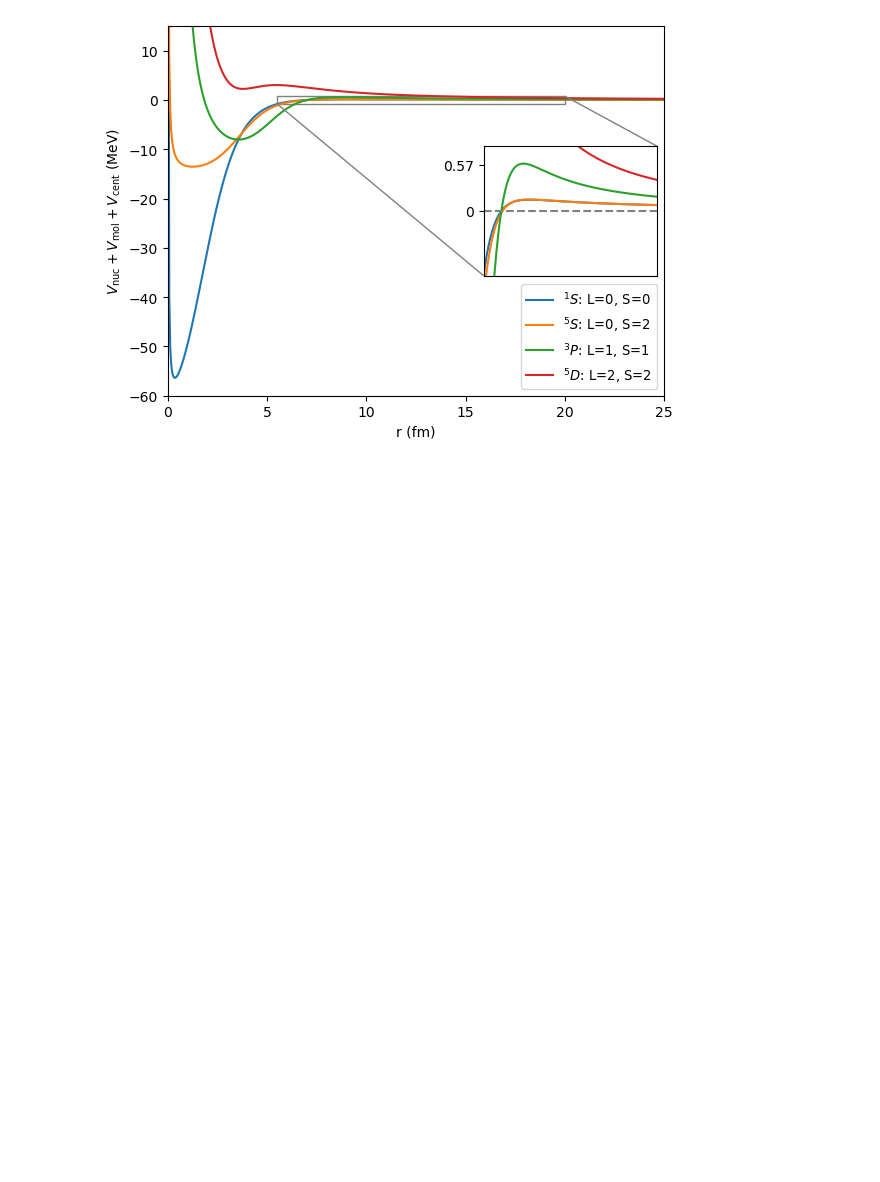
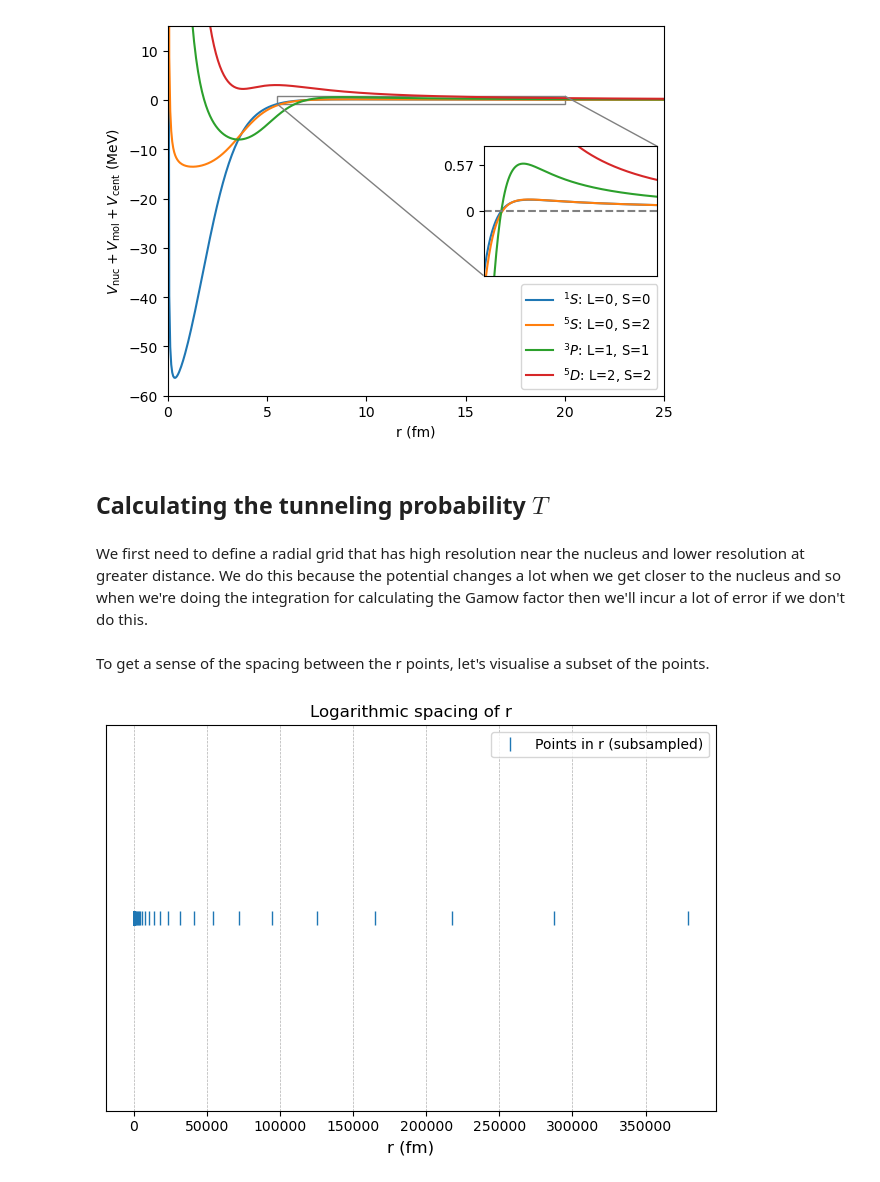
Before and after one commit to project-ida/nuclear-reactions, a Jupyter notebook: fusion-rates.ipynb, the cells around one changed output. Saved outputs shown, nothing was run; the diff lists cells and outputs as text; code cells hidden in the pictures; blank space fills up the shorter version.

```diff
--- a/fusion-rates.ipynb
+++ b/fusion-rates.ipynb
@@ -245,3 +246,7 @@ ax_inset.set_yticklabels(['0','0.57'])
 plt.show()
 # %% [output]
 [figure]
+# %% [markdown]
+## Calculating the tunneling probability $T$
+# %% [markdown]
+We first need to define a radial grid that has high resolution near the nucleus and lower resolution at greater distance. We do this because the potential changes a lot when we get closer to the nucleus and so when we're doing the integration for calculating the Gamow factor then we'll incur a lot of error if we don't do this.
@@ -247,0 +259,14 @@ plt.show()
+# %% [markdown]
+To get a sense of the spacing between the r points, let's visualise a subset of the points.
+# %%
+plt.figure()
+plt.plot(r_rm[::500], np.zeros_like(r_rm[::500]), '|', markersize=10, label='Points in r (subsampled)')
+plt.title("Logarithmic spacing of r")
+plt.xlabel("r (fm)", fontsize=12)
+plt.yticks([])  # Remove y-axis ticks for clarity
+plt.grid(True, which="both", linestyle="--", linewidth=0.5)
+plt.legend()
+plt.tight_layout()
+plt.show()
+# %% [output]
+[figure, added]
```
Also changed, not shown: parts of 24 cells of this notebook, 1 other file.
